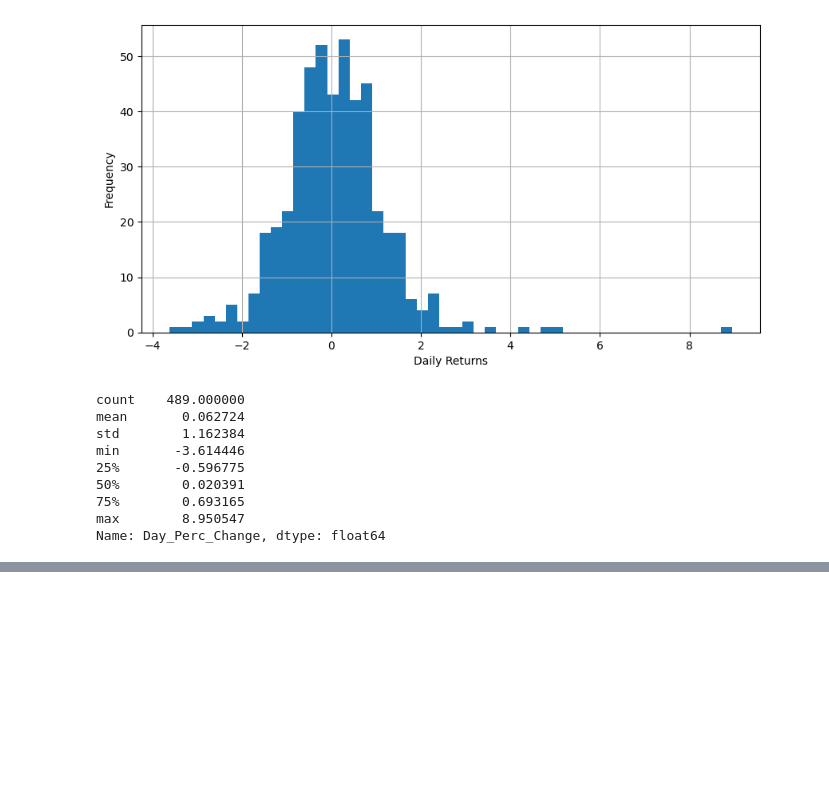
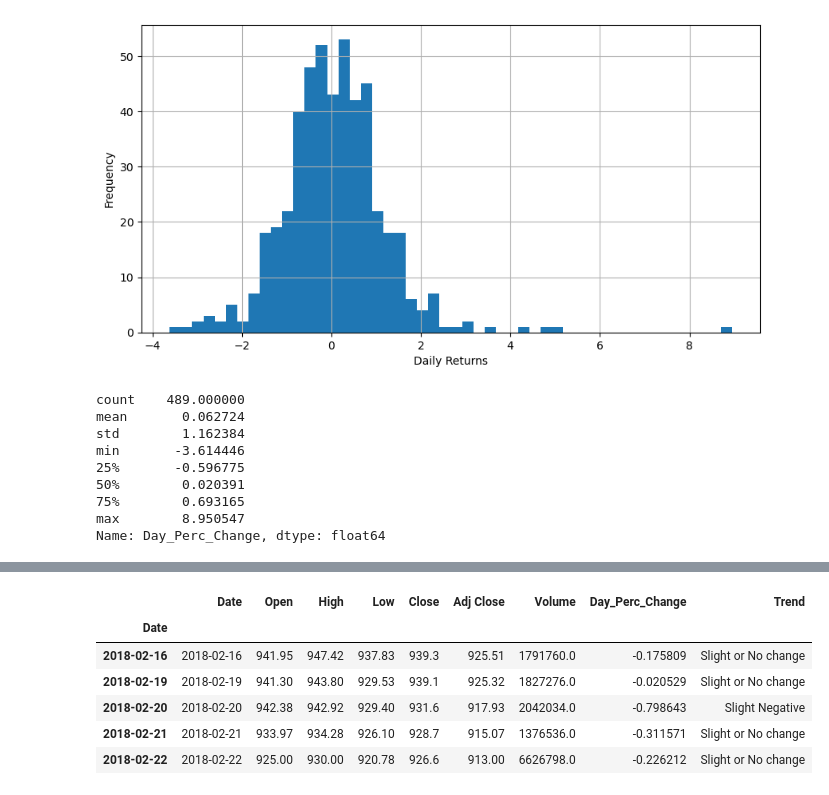
Before and after one commit to TurmaeUrsorum/belajar-piton, a Jupyter notebook: 23. Study Case : Finance/finance_study_case.ipynb, the cells around one changed output, grey strips where cells are left out. Cells and saved outputs as stored; diff of their text form; code cells hidden in the pictures; blank space fills up the shorter version.

```diff
--- a/23. Study Case : Finance/finance_study_case.ipynb
+++ b/23. Study Case : Finance/finance_study_case.ipynb
@@ -319,2 +323,32 @@ Name: Day_Perc_Change, dtype: float64
 # %%
-#
+def trend(x):
+    if x > -0.5 and x <= 0.5:
+        return "Slight or No change"
+    elif x > 0.5 and x <= 1:
+        return "Slight Positive"
+    elif x > -1 and x <= -0.5:
+        return "Slight Negative"
+    elif x > 1 and x <= 3:
+        return "Positive"
+    elif x > -3 and x <= -1:
+        return "Negative"
+    elif x > 3 and x <= 7:
+        return "Among top gainers"
+    elif x > -7 and x <= -3:
+        return "Among top losers"
+    elif x > 7:
+        return "Bull run"
+    elif x <= -7:
+        return "Bear drop"
+
+# HDFC_df["Trend"]= np.zeros(HDFC_df["Day_Perc_Change"].count())
+HDFC_df["Trend"]= HDFC_df["Day_Perc_Change"].apply(lambda x:trend(x))
+HDFC_df.head()
+# %% [output]
+|  | Date | Open | High | Low | Close | Adj Close | Volume | Day_Perc_Change | Trend |
+| Date |  |  |  |  |  |  |  |  |  |
+| 2018-02-16 | 2018-02-16 | 941.95 | 947.42 | 937.83 | 939.3 | 925.51 | 1791760.0 | -0.175809 | Slight or No change |
+| 2018-02-19 | 2018-02-19 | 941.30 | 943.80 | 929.53 | 939.1 | 925.32 | 1827276.0 | -0.020529 | Slight or No change |
+| 2018-02-20 | 2018-02-20 | 942.38 | 942.92 | 929.40 | 931.6 | 917.93 | 2042034.0 | -0.798643 | Slight Negative |
+| 2018-02-21 | 2018-02-21 | 933.97 | 934.28 | 926.10 | 928.7 | 915.07 | 1376536.0 | -0.311571 | Slight or No change |
+| 2018-02-22 | 2018-02-22 | 925.00 | 930.00 | 920.78 | 926.6 | 913.00 | 6626798.0 | -0.226212 | Slight or No change |
```
Also changed, not shown: parts of 14 cells of this notebook, 4 other files.
